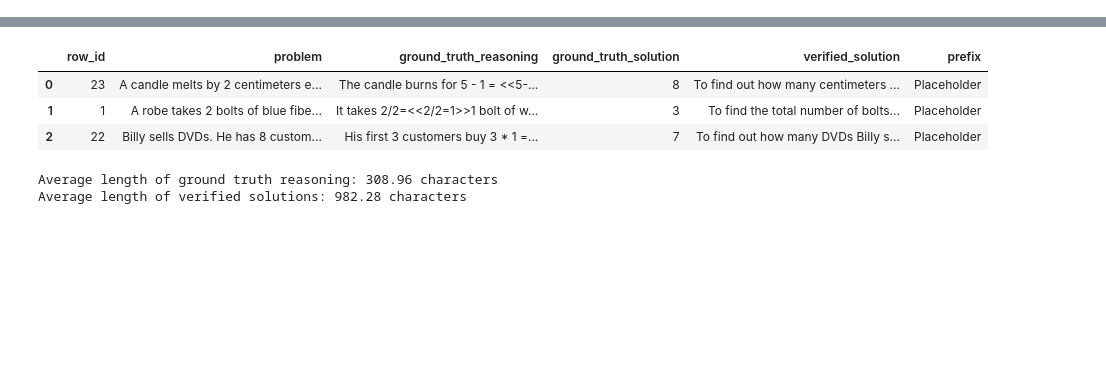
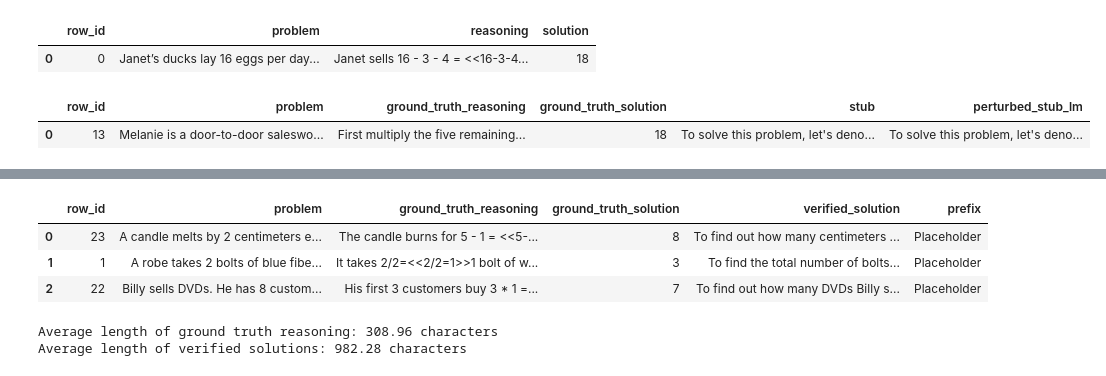
Before and after one commit to sasilver75/cohere-reasoning-v5, a Jupyter notebook: scratch.ipynb, the cells around one changed output, grey strips where cells are left out. Saved outputs shown, nothing was run; the diff lists cells and outputs as text; code cells hidden in the pictures; blank space fills up the shorter version.

```diff
--- a/scratch.ipynb
+++ b/scratch.ipynb
@@ -4,6 +4,20 @@ import pandas as pd
 pd.set_option('display.max_colwidth', None)
 pd.set_option('display.max_columns', None)
 pd.set_option('display.width', None)
+# %%
+# ORIGINAL GSM DATA
+df = pd.read_csv("datasets/original/gsm8k.csv")
+df.head(1)
+# %% [output]
+|  | row_id | problem | reasoning | solution |
+| 0 | 0 | Janet’s ducks lay 16 eggs per day... | Janet sells 16 - 3 - 4 = <<16-3-4... | 18 |
+# %%
+# GSM STUBS AND PERTURBATIONS
+df = pd.read_csv("gsm8k/datasets/gsm8k_stubs_and_perturbations.csv")
+df.head(1)
+# %% [output]
+|  | row_id | problem | ground_truth_reasoning | ground_truth_solution | stub | perturbed_stub_lm |
+| 0 | 13 | Melanie is a door-to-door saleswo... | First multiply the five remaining... | 18 | To solve this problem, let's deno... | To solve this problem, let's deno... |
 # %%
 df = pd.read_csv("gsm8k/datasets/gsm8k_completions.csv")
 df.head()
```
Also changed, not shown: parts of 1 cell of this notebook, 4 other files.
